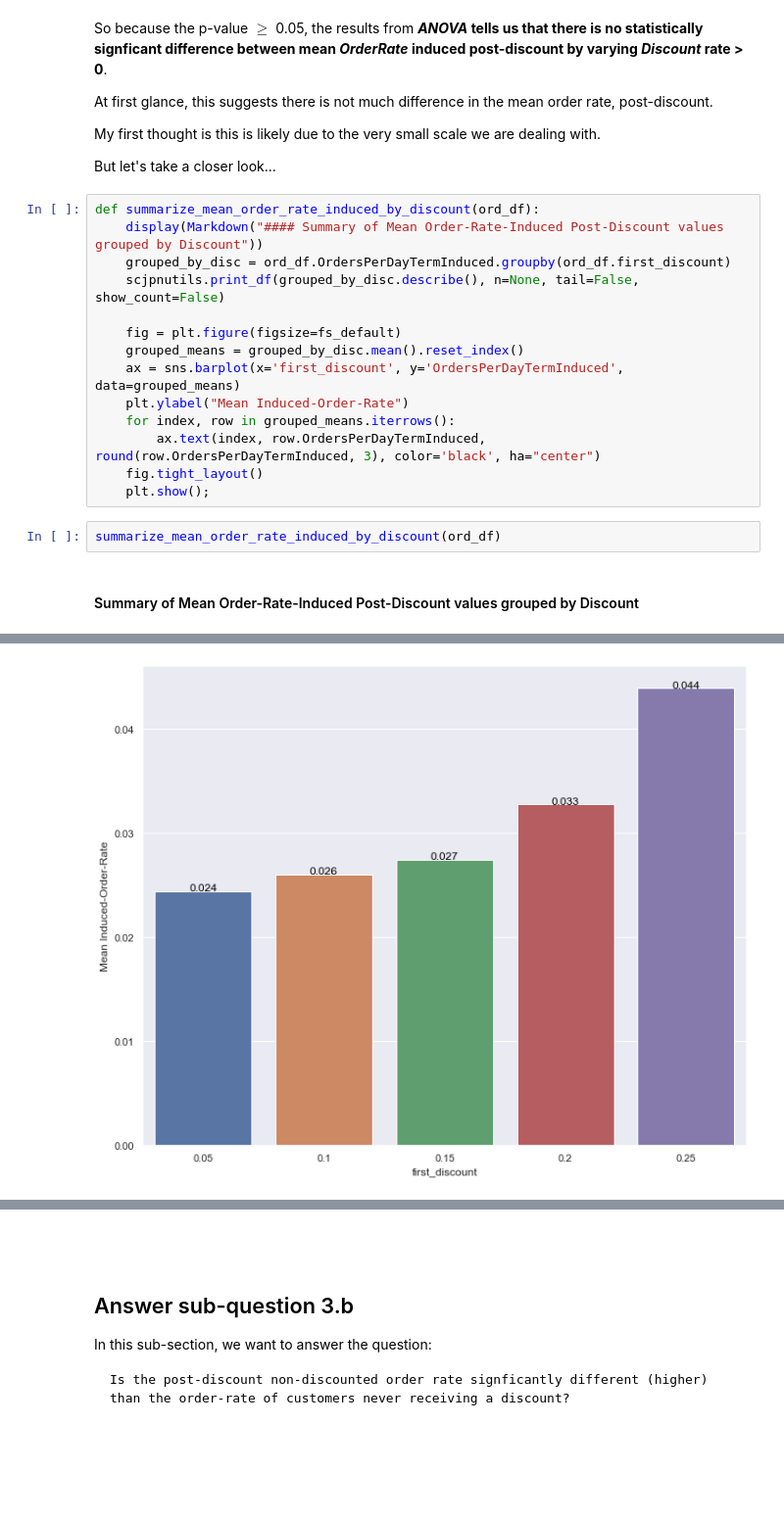
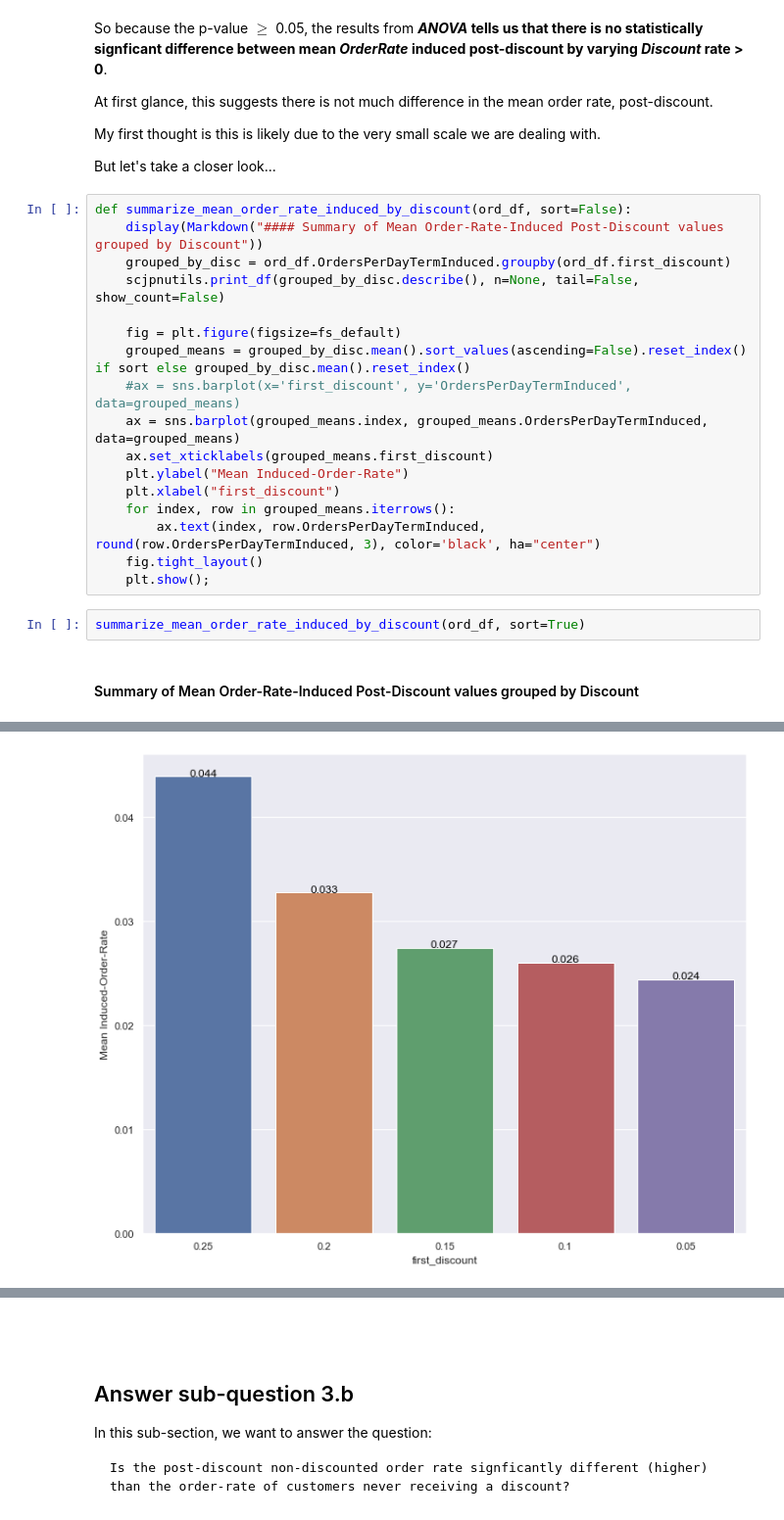
Before and after one commit to sacontreras/dsc-project-module-03, a Jupyter notebook: NorthwindProductDisountOrderEffectAnalysis.ipynb, the cells around one changed output, grey strips where cells are left out. Shown at 98% size. Drawn from its saved outputs; the diff is of its cells as text; blank space fills up the shorter version.

```diff
--- a/NorthwindProductDisountOrderEffectAnalysis.ipynb
+++ b/NorthwindProductDisountOrderEffectAnalysis.ipynb
@@ -2252,31 +2276,34 @@ My first thought is this is likely due to the very small scale we are dealing wi
 
 But let's take a closer look...
 # %%
-def summarize_mean_order_rate_induced_by_discount(ord_df):
+def summarize_mean_order_rate_induced_by_discount(ord_df, sort=False):
     display(Markdown("#### Summary of Mean Order-Rate-Induced Post-Discount values grouped by Discount"))
     grouped_by_disc = ord_df.OrdersPerDayTermInduced.groupby(ord_df.first_discount)
     scjpnutils.print_df(grouped_by_disc.describe(), n=None, tail=False, show_count=False)
 
     fig = plt.figure(figsize=fs_default)
-    grouped_means = grouped_by_disc.mean().reset_index()
-    ax = sns.barplot(x='first_discount', y='OrdersPerDayTermInduced', data=grouped_means)
+    grouped_means = grouped_by_disc.mean().sort_values(ascending=False).reset_index() if sort else grouped_by_disc.mean().reset_index()
+    #ax = sns.barplot(x='first_discount', y='OrdersPerDayTermInduced', data=grouped_means)
+    ax = sns.barplot(grouped_means.index, grouped_means.OrdersPerDayTermInduced, data=grouped_means)
+    ax.set_xticklabels(grouped_means.first_discount)
     plt.ylabel("Mean Induced-Order-Rate")
+    plt.xlabel("first_discount")
     for index, row in grouped_means.iterrows():
         ax.text(index, row.OrdersPerDayTermInduced, round(row.OrdersPerDayTermInduced, 3), color='black', ha="center")
     fig.tight_layout()
     plt.show();
 # %%
-summarize_mean_order_rate_induced_by_discount(ord_df)
+summarize_mean_order_rate_induced_by_discount(ord_df, sort=True)
 # %% [output]
 #### Summary of Mean Order-Rate-Induced Post-Discount values grouped by Discount
 |  | count | mean | std | min | 25% | 50% | 75% | max |
 | first_discount |  |  |  |  |  |  |  |  |
 | 0.05 | 10.0 | 0.024417 | 0.009359 | 0.012563 | 0.019346 | 0.022872 | 0.027749 | 0.045313 |
 | 0.10 | 13.0 | 0.026055 | 0.012075 | 0.010695 | 0.019900 | 0.022508 | 0.028037 | 0.055728 |
 | 0.15 | 13.0 | 0.027484 | 0.014322 | 0.016216 | 0.018484 | 0.022455 | 0.030912 | 0.069444 |
 | 0.20 | 7.0 | 0.032786 | 0.014303 | 0.013187 | 0.024427 | 0.029046 | 0.041134 | 0.056146 |
 | 0.25 | 9.0 | 0.043939 | 0.042834 | 0.015504 | 0.016743 | 0.035294 | 0.044335 | 0.153846 |
-[figure, old version]
+[figure, new version]
 # %% [markdown]
 Very interesting.
 
```
Also changed, not shown: parts of 14 cells of this notebook.
